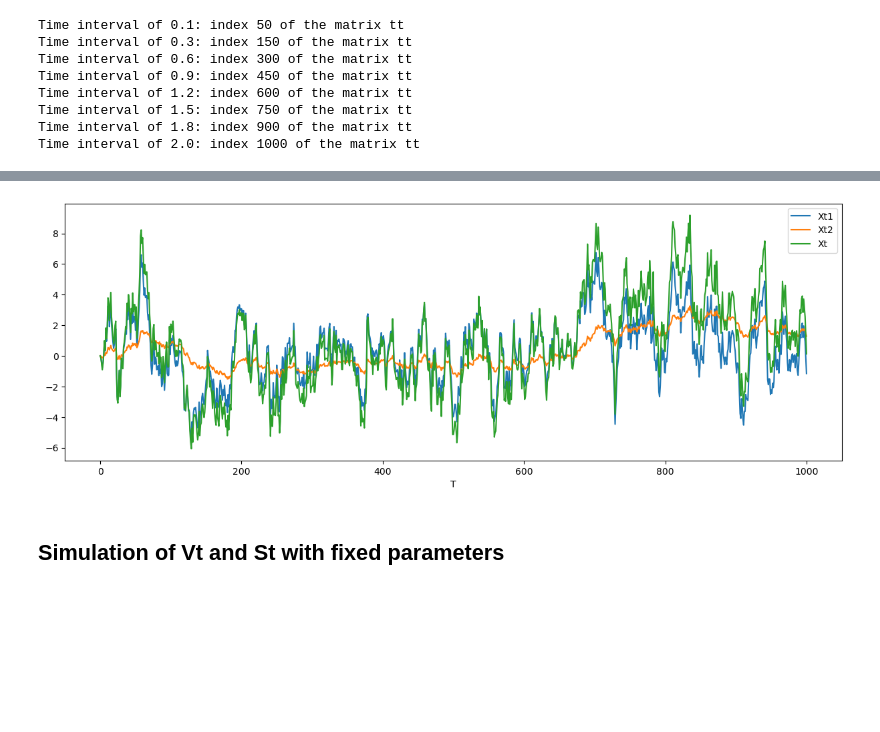
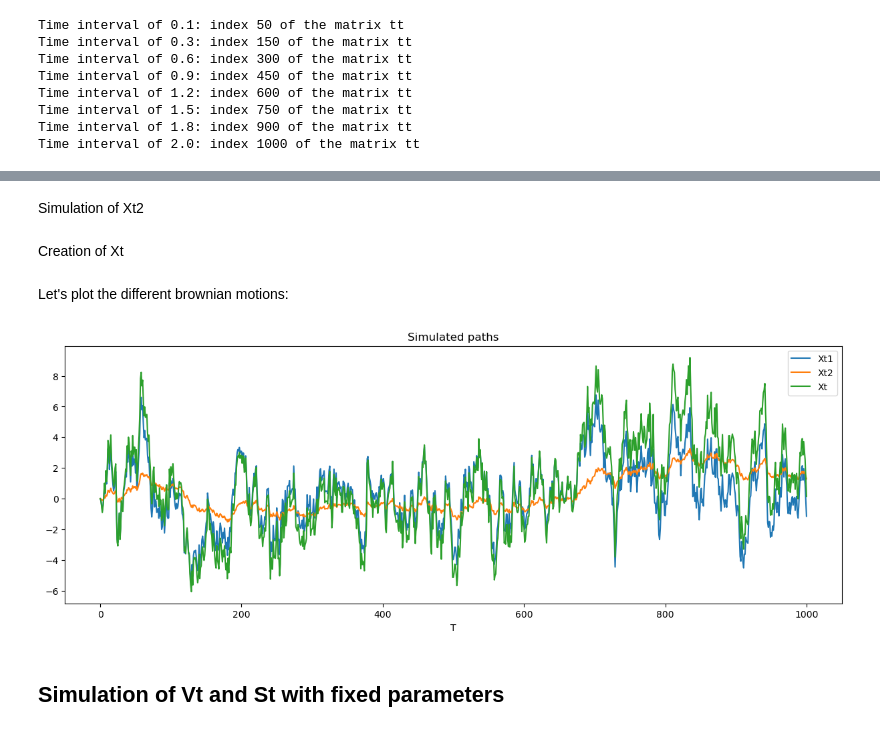
Before and after one commit to pottierc/Project_2f_bergomi, a Jupyter notebook: 01. Working_Space/Main.ipynb, the cells around one changed output, grey strips where cells are left out. Saved outputs shown, nothing was run; the diff lists cells and outputs as text; code cells hidden in the pictures; blank space fills up the shorter version.

```diff
--- a/01. Working_Space/Main.ipynb
+++ b/01. Working_Space/Main.ipynb
@@ -143,4 +154,6 @@ std_vec_Xt1 = np.sqrt(diff_exp2_Xt1/(2*kappa_1))[:,np.newaxis] #to be broadcaste
 exp1_Xt1 = exp1_Xt1[:,np.newaxis]
 Xt1 = np.concatenate((np.zeros(w1.shape[1])[np.newaxis, :],(1/exp1_Xt1)*np.cumsum(std_vec_Xt1*w1, axis = 0)))
 Xt1 = eta_1*Xt1
+# %% [markdown]
+Simulation of Xt2
 # %%
@@ -153,4 +165,6 @@ std_vec_Xt2 = np.sqrt(diff_exp2_Xt2/(2*kappa_2))[:,np.newaxis] #to be broadcaste
 exp1_Xt2 = exp1_Xt2[:,np.newaxis]
 Xt2 = np.concatenate((np.zeros(w1.shape[1])[np.newaxis, :],(1/exp1_Xt2)*np.cumsum(std_vec_Xt2*w1, axis = 0)))
 Xt2 = eta_2*Xt2
+# %% [markdown]
+Creation of Xt
 # %%
@@ -158,15 +171,18 @@ Xt2 = eta_2*Xt2
 Xt = Xt1 + Xt2
+# %% [markdown]
+Let's plot the different brownian motions:
 # %%
 i_ind = 1
 plt.figure(figsize=(15,5))
 plt.plot(Xt1[:,i_ind],label='Xt1')
 plt.plot(Xt2[:,i_ind],label='Xt2')
 plt.plot(Xt[:,i_ind],label='Xt')
 plt.xlabel('T')
+plt.title('Simulated paths')
 plt.legend()
 plt.show()
 # %% [output]
-[figure, old version]
+[figure, new version]
 # %% [markdown]
 ## Simulation of Vt and St with fixed parameters
 # %% [markdown]
```
Also changed, not shown: parts of 53 cells of this notebook, 1 other file.
